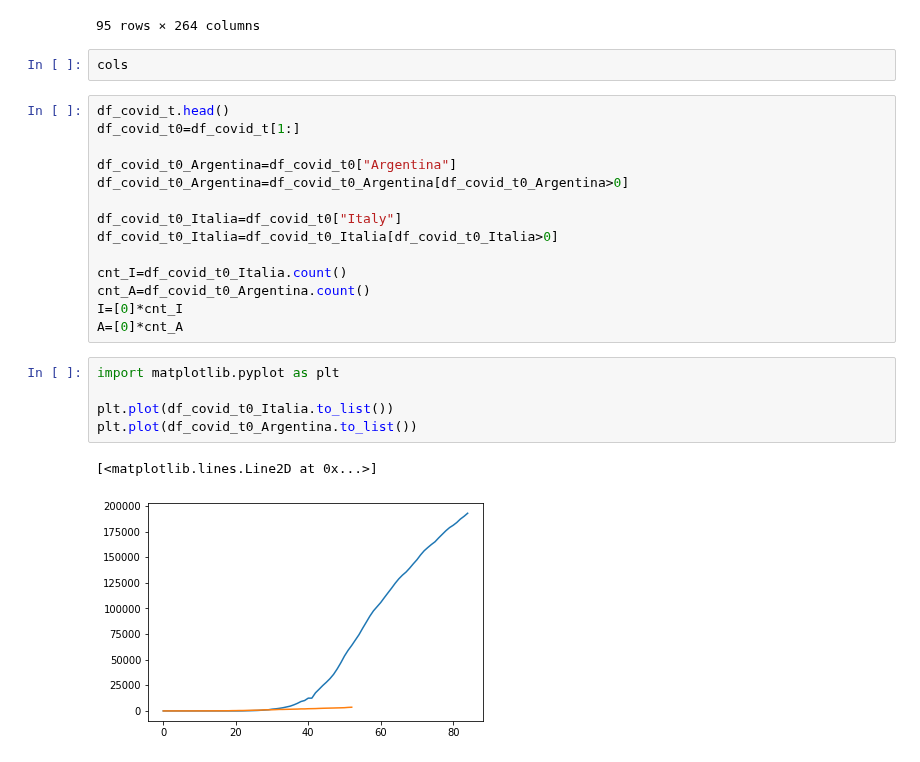
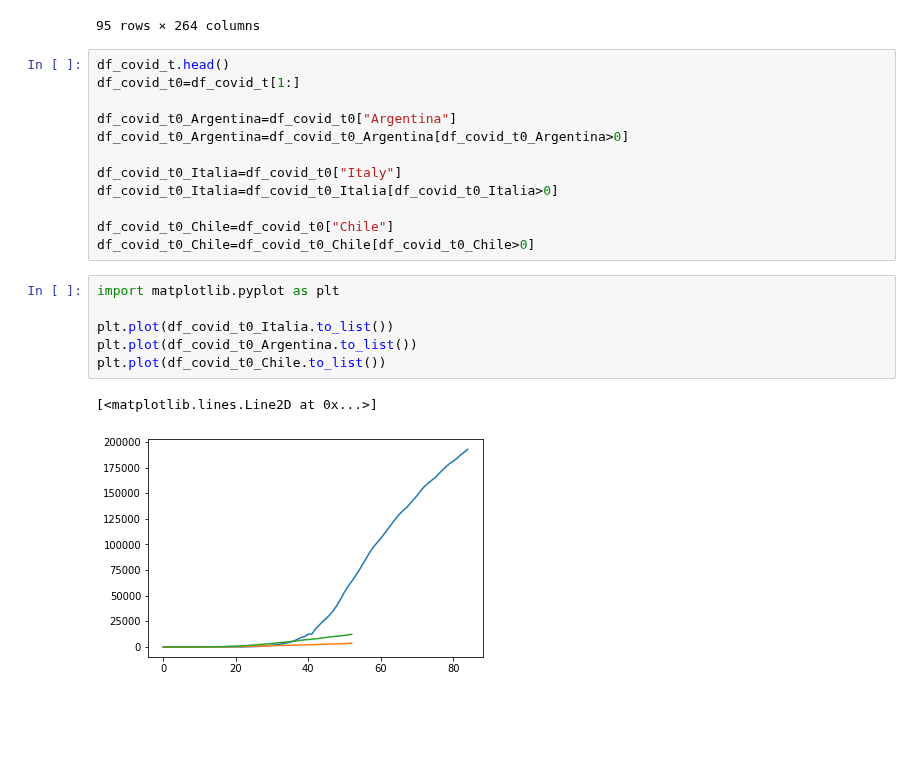
Before and after one commit to guillermohenrion/Intro-Python, a Jupyter notebook: Exploración_con_pandas.ipynb, the cells around one changed output. Cells and saved outputs as stored; diff of their text form; blank space fills up the shorter version.

```diff
--- a/Exploración_con_pandas.ipynb
+++ b/Exploración_con_pandas.ipynb
@@ -41,8 +41,6 @@ df_covid_t
 | 4/23/20 | 1279 | 663 | 3007 | 723 | 25 | 24 | 3435 | 1523 | ... |
 | 4/24/20 | 1351 | 678 | 3127 | 731 | 25 | 24 | 3607 | 1596 | ... |
 95 rows × 264 columns
-# %%
-cols
 # %%
 df_covid_t.head()
 df_covid_t0=df_covid_t[1:]
@@ -53,15 +51,14 @@ df_covid_t0_Argentina=df_covid_t0_Argentina[df_covid_t0_Argentina>0]
 df_covid_t0_Italia=df_covid_t0["Italy"]
 df_covid_t0_Italia=df_covid_t0_Italia[df_covid_t0_Italia>0]
 
-cnt_I=df_covid_t0_Italia.count()
-cnt_A=df_covid_t0_Argentina.count()
-I=[0]*cnt_I
-A=[0]*cnt_A
+df_covid_t0_Chile=df_covid_t0["Chile"]
+df_covid_t0_Chile=df_covid_t0_Chile[df_covid_t0_Chile>0]
 # %%
 import matplotlib.pyplot as plt
 
 plt.plot(df_covid_t0_Italia.to_list())
 plt.plot(df_covid_t0_Argentina.to_list())
+plt.plot(df_covid_t0_Chile.to_list())
 # %% [output]
 [<matplotlib.lines.Line2D at 0x...>]
-[figure, old version]
+[figure, new version]
```
